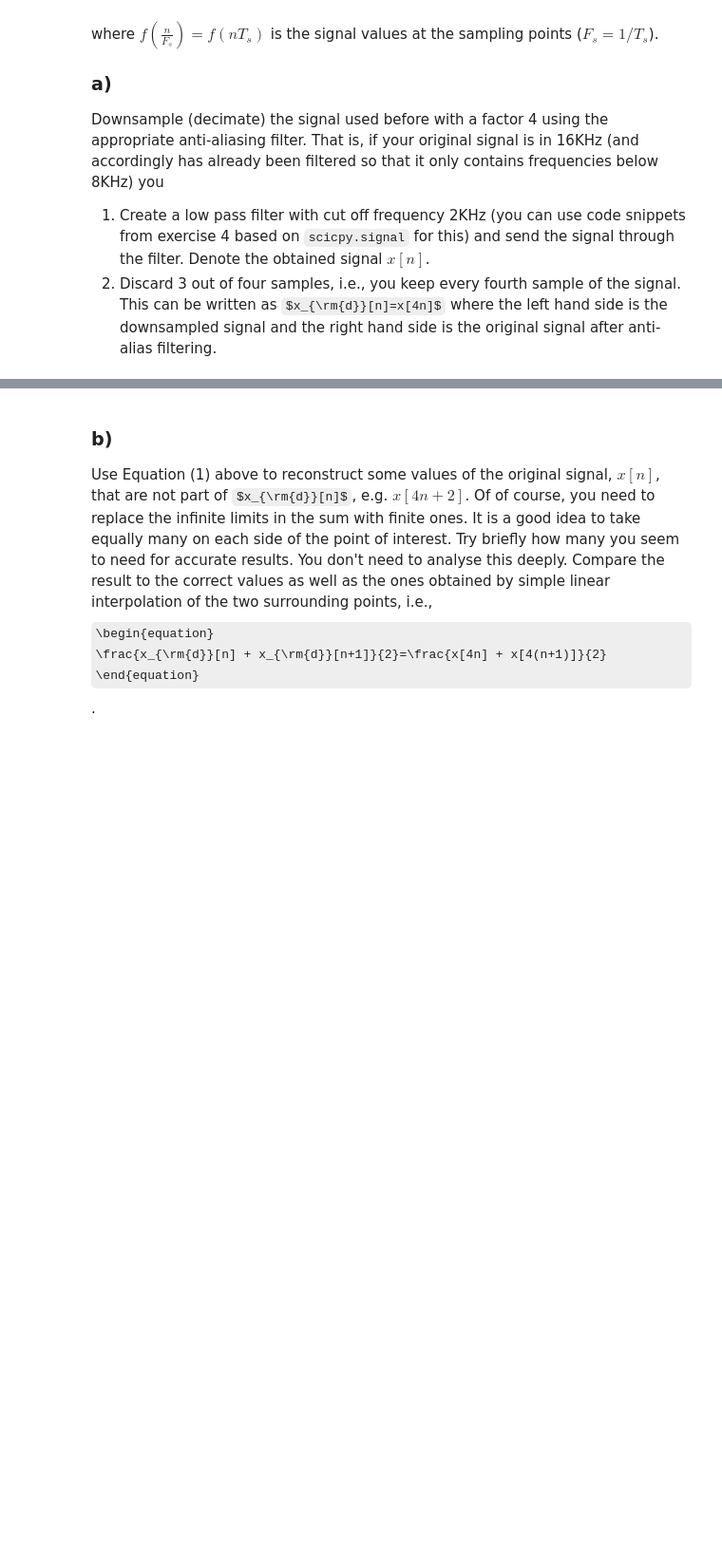
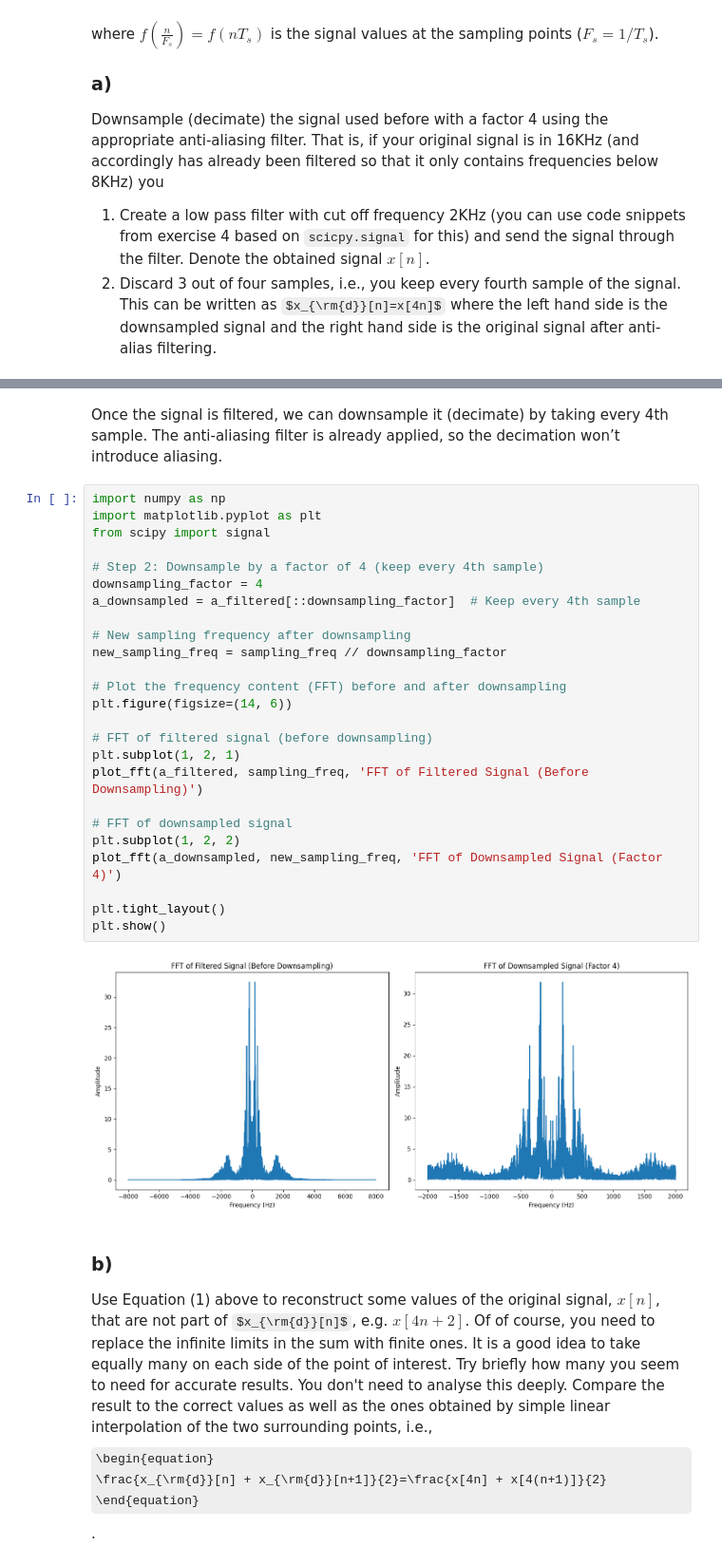
Before and after one commit to LukasFoltyn/czsa-first-homework, a Jupyter notebook: CZSa_2024_HW1.ipynb, the cells around one changed output, grey strips where cells are left out. Shown at 95% size. Drawn from its saved outputs; the diff is of its cells as text; some formulas as TeX source; blank space fills up the shorter version.

```diff
--- a/CZSa_2024_HW1.ipynb
+++ b/CZSa_2024_HW1.ipynb
@@ -223,3 +261,32 @@ Downsample (decimate) the signal used before with a factor 4 using the appropria
+# %% [markdown]
+Once the signal is filtered, we can downsample it (decimate) by taking every 4th sample. The anti-aliasing filter is already applied, so the decimation won’t introduce aliasing.
+# %%
+import numpy as np
+import matplotlib.pyplot as plt
+from scipy import signal
+
+# Step 2: Downsample by a factor of 4 (keep every 4th sample)
+downsampling_factor = 4
+a_downsampled = a_filtered[::downsampling_factor]  # Keep every 4th sample
+
+# New sampling frequency after downsampling
+new_sampling_freq = sampling_freq // downsampling_factor
+
+# Plot the frequency content (FFT) before and after downsampling
+plt.figure(figsize=(14, 6))
+
+# FFT of filtered signal (before downsampling)
+plt.subplot(1, 2, 1)
+plot_fft(a_filtered, sampling_freq, 'FFT of Filtered Signal (Before Downsampling)')
+
+# FFT of downsampled signal
+plt.subplot(1, 2, 2)
+plot_fft(a_downsampled, new_sampling_freq, 'FFT of Downsampled Signal (Factor 4)')
+
+plt.tight_layout()
+plt.show()
+# %% [output]
+[figure, added]
 # %% [markdown]
 ### b)
 Use Equation (1) above to reconstruct some values of the original signal, $x[n]$, that are not part of $x_{\rm{d}}[n]$, e.g. $x[4n+2]$. Of of course, you need to replace the infinite limits in the sum with finite ones. It is a good idea to take equally many on each side of the point of interest. Try briefly how many you seem to need for accurate results. You don't need to analyse this deeply.
```
Also changed, not shown: parts of 5 cells of this notebook.
